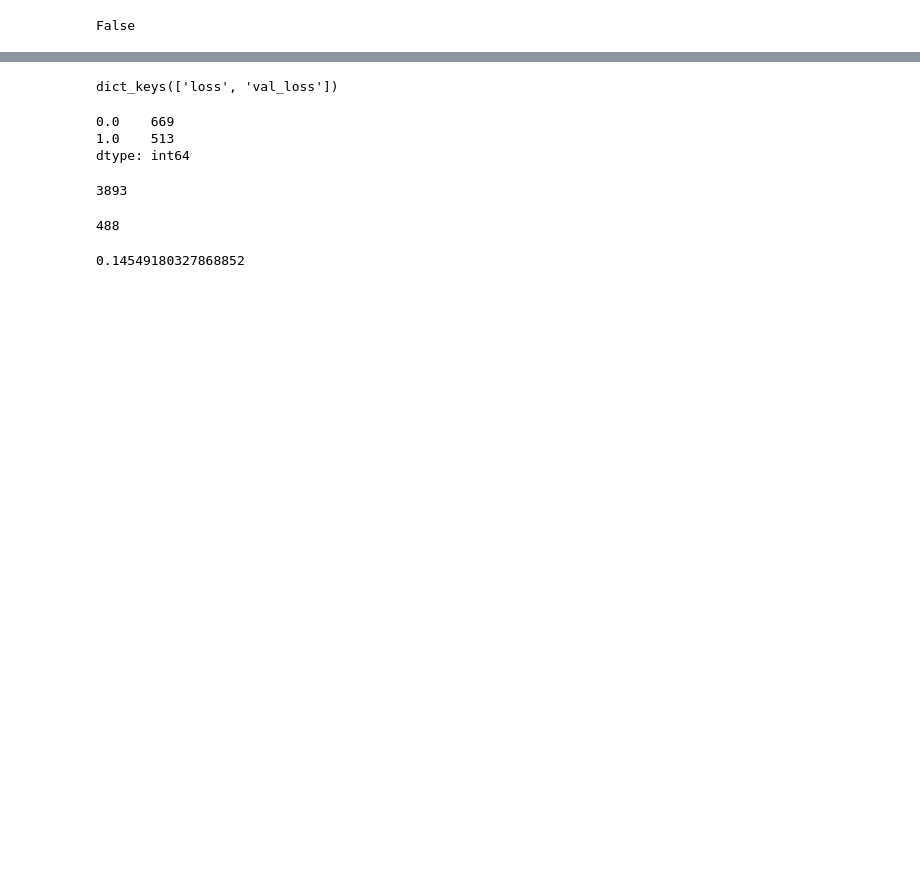
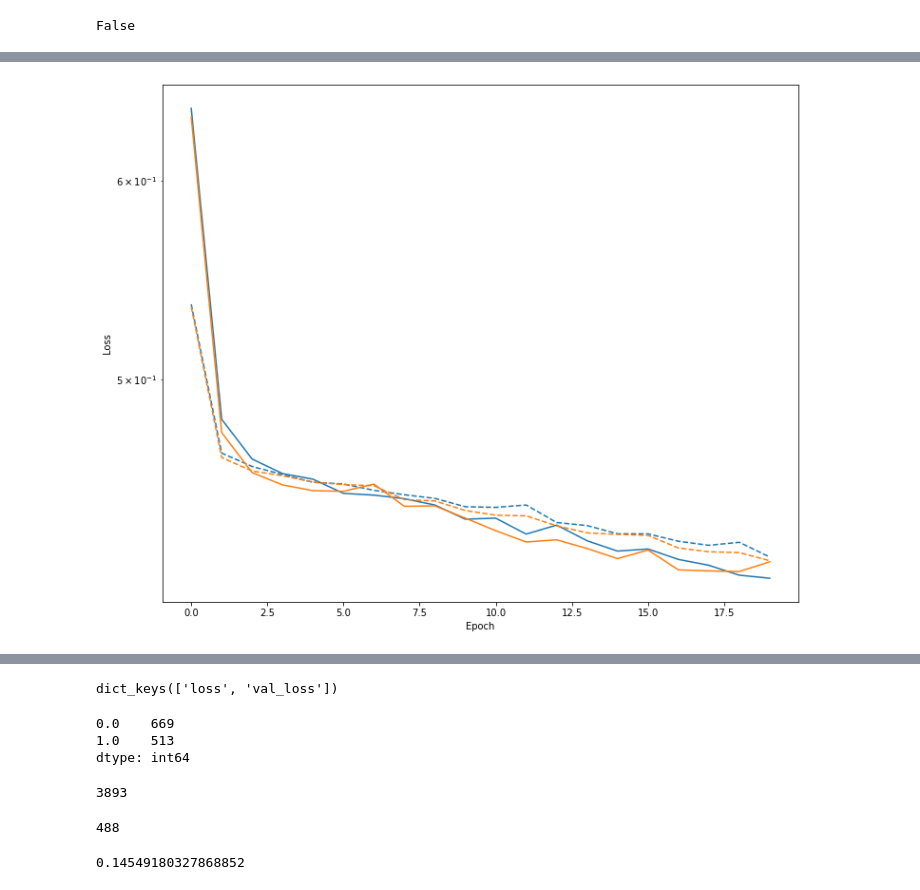
Before and after one commit to spacelabdev/new_world_disco, a Jupyter notebook: code/spacelab-exonet-tess.ipynb, the cells around one changed output, grey strips where cells are left out. Cells and saved outputs as stored; diff of their text form; code cells hidden in the pictures; blank space fills up the shorter version.

```diff
--- a/code/spacelab-exonet-tess.ipynb
+++ b/code/spacelab-exonet-tess.ipynb
@@ -742,0 +895,5 @@ array([0.6158694 , 0.32004273, 0.79221857, 0.3263402 , 0.68549871,
+# %%
+model = make_extranet_model()
+model.load_weights(initial_weights)
+
+zero_bias_history = model.fit(x=x_features, y=y_train, batch_size=BATCH_SIZE, epochs=20, validation_data = (val_features, y2_val))
@@ -742,0 +918,4 @@ array([0.6158694 , 0.32004273, 0.79221857, 0.3263402 , 0.68549871,
+# %%
+model = make_extranet_model(output_bias=initial_bias)
+model.load_weights(initial_weights)
+careful_bias_history = model.fit(x=x_features, y=y_train, batch_size=BATCH_SIZE, epochs=20, validation_data = (val_features, y2_val))
@@ -742,0 +960,5 @@ array([0.6158694 , 0.32004273, 0.79221857, 0.3263402 , 0.68549871,
+# %%
+plot_loss(zero_bias_history, "Zero Bias", 0)
+plot_loss(careful_bias_history, "Careful Bias", 1)
+# %% [output]
+[figure, added]
```
Also changed, not shown: parts of 77 cells of this notebook.
